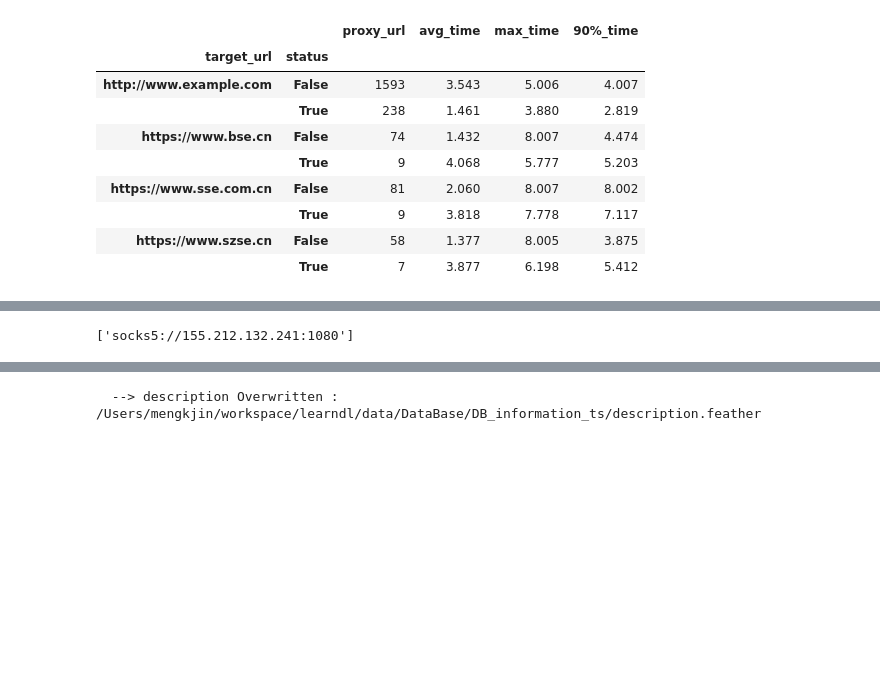
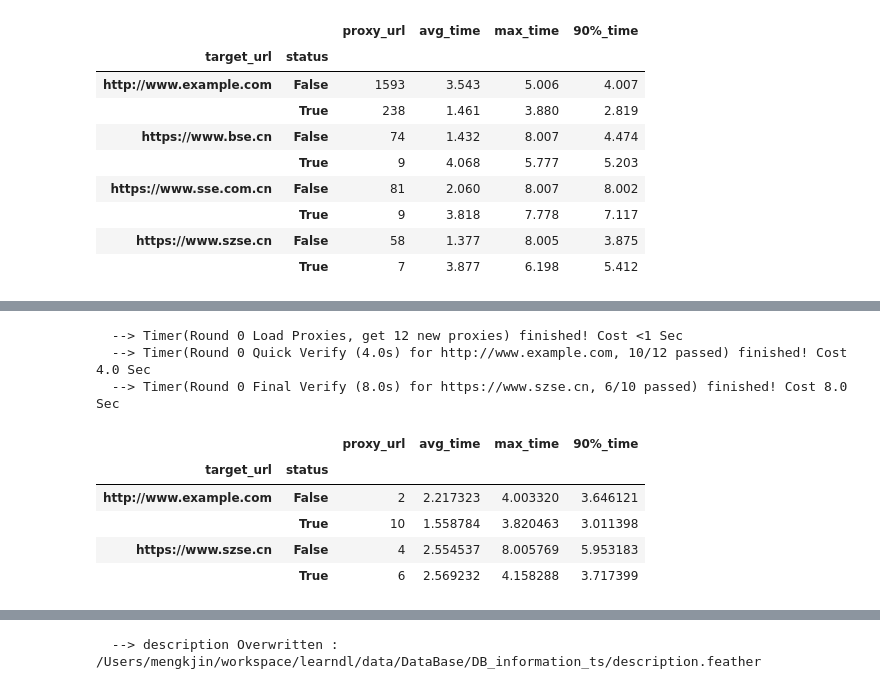
Before and after one commit to mengkjin/learndl, a Jupyter notebook: main.ipynb, the cells around one changed output, grey strips where cells are left out. Saved outputs shown, nothing was run; the diff lists cells and outputs as text; code cells hidden in the pictures; blank space fills up the shorter version.

```diff
--- a/main.ipynb
+++ b/main.ipynb
@@ -167,7 +85,5 @@ proxies
 # %%
-from src.proj.util.proxy.finder import ProxiflyFinder
-from src.proj.util.proxy.verifier import ProxyVerifier
-finder = ProxiflyFinder()
-proxies = finder.find_candidates()
-ProxyVerifier.verified_proxies(proxies , 'https://www.szse.cn' , dummy = False , timeout = 8)
+from src.proj.util.proxy import ProxyAPI
+ProxyAPI.get_working_proxies('https://www.szse.cn' , timeout = 8)
+ProxyAPI.verification_stats()
 # %% [output]
@@ -176 +91,9 @@ ProxyVerifier.verified_proxies(proxies , 'https://www.szse.cn' , dummy = False ,
-['socks5://155.212.132.241:1080']
+  --> Timer(Round 0 Load Proxies, get 12 new proxies) finished! Cost <1 Sec
+  --> Timer(Round 0 Quick Verify (4.0s) for http://www.example.com, 10/12 passed) finished! Cost 4.0 Sec
+  --> Timer(Round 0 Final Verify (8.0s) for https://www.szse.cn, 6/10 passed) finished! Cost 8.0 Sec
+|  |  | proxy_url | avg_time | max_time | 90%_time |
+| target_url | status |  |  |  |  |
+| http://www.example.com | False | 2 | 2.217323 | 4.003320 | 3.646121 |
+|  | True | 10 | 1.558784 | 3.820463 | 3.011398 |
+| https://www.szse.cn | False | 4 | 2.554537 | 8.005769 | 5.953183 |
+|  | True | 6 | 2.569232 | 4.158288 | 3.717399 |
```
Also changed, not shown: parts of 8 cells of this notebook, 12 other files.
